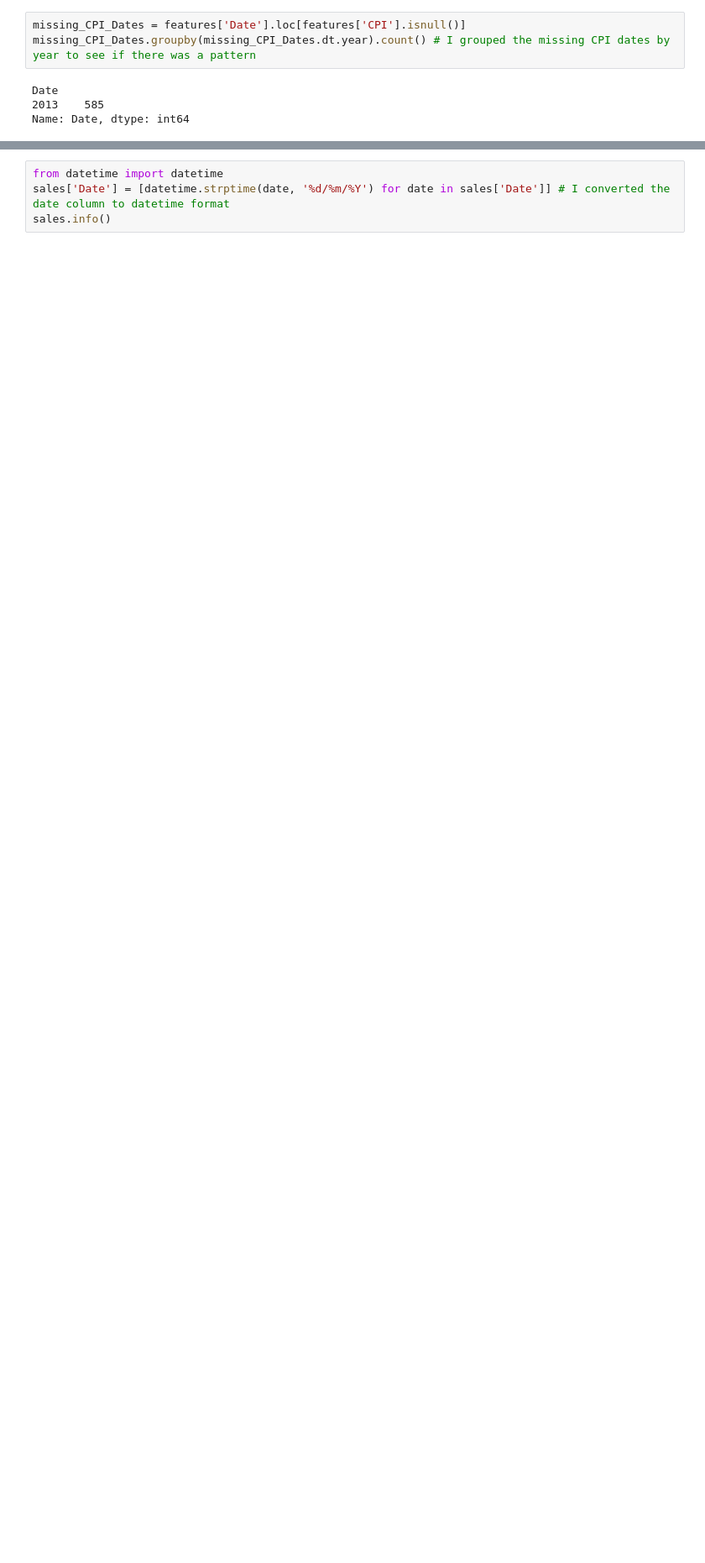
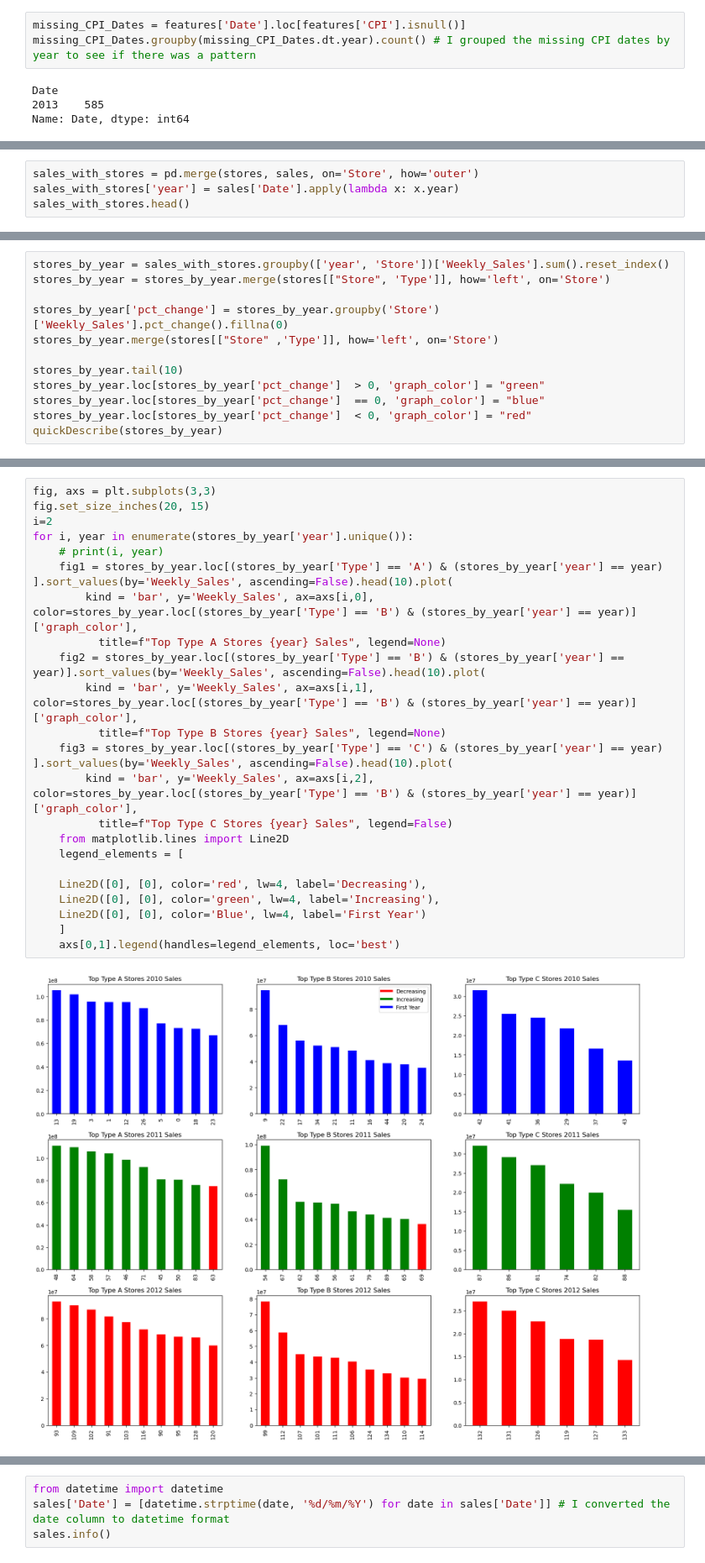
Before and after one commit to XaraRoy/Retail_Holidays, a Jupyter notebook: project1/explore.ipynb, the cells around one changed output, grey strips where cells are left out. Shown at 84% size. Cells and saved outputs as stored; diff of their text form; blank space fills up the shorter version.

```diff
--- a/project1/explore.ipynb
+++ b/project1/explore.ipynb
@@ -123,0 +152,4 @@ graphDF.groupby(pd.Grouper(freq="W")).mean()
+# %%
+sales_with_stores = pd.merge(stores, sales, on='Store', how='outer')
+sales_with_stores['year'] = sales['Date'].apply(lambda x: x.year)
+sales_with_stores.head()
@@ -123,0 +181,12 @@ graphDF.groupby(pd.Grouper(freq="W")).mean()
+# %%
+stores_by_year = sales_with_stores.groupby(['year', 'Store'])['Weekly_Sales'].sum().reset_index()
+stores_by_year = stores_by_year.merge(stores[["Store", 'Type']], how='left', on='Store')
+
+stores_by_year['pct_change'] = stores_by_year.groupby('Store')['Weekly_Sales'].pct_change().fillna(0)
+stores_by_year.merge(stores[["Store" ,'Type']], how='left', on='Store')
+
+stores_by_year.tail(10)
+stores_by_year.loc[stores_by_year['pct_change']  > 0, 'graph_color'] = "green"
+stores_by_year.loc[stores_by_year['pct_change']  == 0, 'graph_color'] = "blue"
+stores_by_year.loc[stores_by_year['pct_change']  < 0, 'graph_color'] = "red"
+quickDescribe(stores_by_year)
@@ -123,0 +211,25 @@ graphDF.groupby(pd.Grouper(freq="W")).mean()
+# %%
+fig, axs = plt.subplots(3,3)
+fig.set_size_inches(20, 15)
+i=2
+for i, year in enumerate(stores_by_year['year'].unique()):
+    # print(i, year)
+    fig1 = stores_by_year.loc[(stores_by_year['Type'] == 'A') & (stores_by_year['year'] == year) ].sort_values(by='Weekly_Sales', ascending=False).head(10).plot(
+        kind = 'bar', y='Weekly_Sales', ax=axs[i,0], color=stores_by_year.loc[(stores_by_year['Type'] == 'B') & (stores_by_year['year'] == year)]['graph_color'],
+          title=f"Top Type A Stores {year} Sales", legend=None)
+    fig2 = stores_by_year.loc[(stores_by_year['Type'] == 'B') & (stores_by_year['year'] == year)].sort_values(by='Weekly_Sales', ascending=False).head(10).plot(
+        kind = 'bar', y='Weekly_Sales', ax=axs[i,1], color=stores_by_year.loc[(stores_by_year['Type'] == 'B') & (stores_by_year['year'] == year)]['graph_color'],
+          title=f"Top Type B Stores {year} Sales", legend=None)
+    fig3 = stores_by_year.loc[(stores_by_year['Type'] == 'C') & (stores_by_year['year'] == year) ].sort_values(by='Weekly_Sales', ascending=False).head(10).plot(
+        kind = 'bar', y='Weekly_Sales', ax=axs[i,2], color=stores_by_year.loc[(stores_by_year['Type'] == 'B') & (stores_by_year['year'] == year)]['graph_color'],
+          title=f"Top Type C Stores {year} Sales", legend=False)
+    from matplotlib.lines import Line2D
+    legend_elements = [
+
+    Line2D([0], [0], color='red', lw=4, label='Decreasing'),
+    Line2D([0], [0], color='green', lw=4, label='Increasing'),
+    Line2D([0], [0], color='Blue', lw=4, label='First Year')
+    ]
+    axs[0,1].legend(handles=legend_elements, loc='best')
+# %% [output]
+[figure, added]
```
Also changed, not shown: parts of 24 cells of this notebook.
